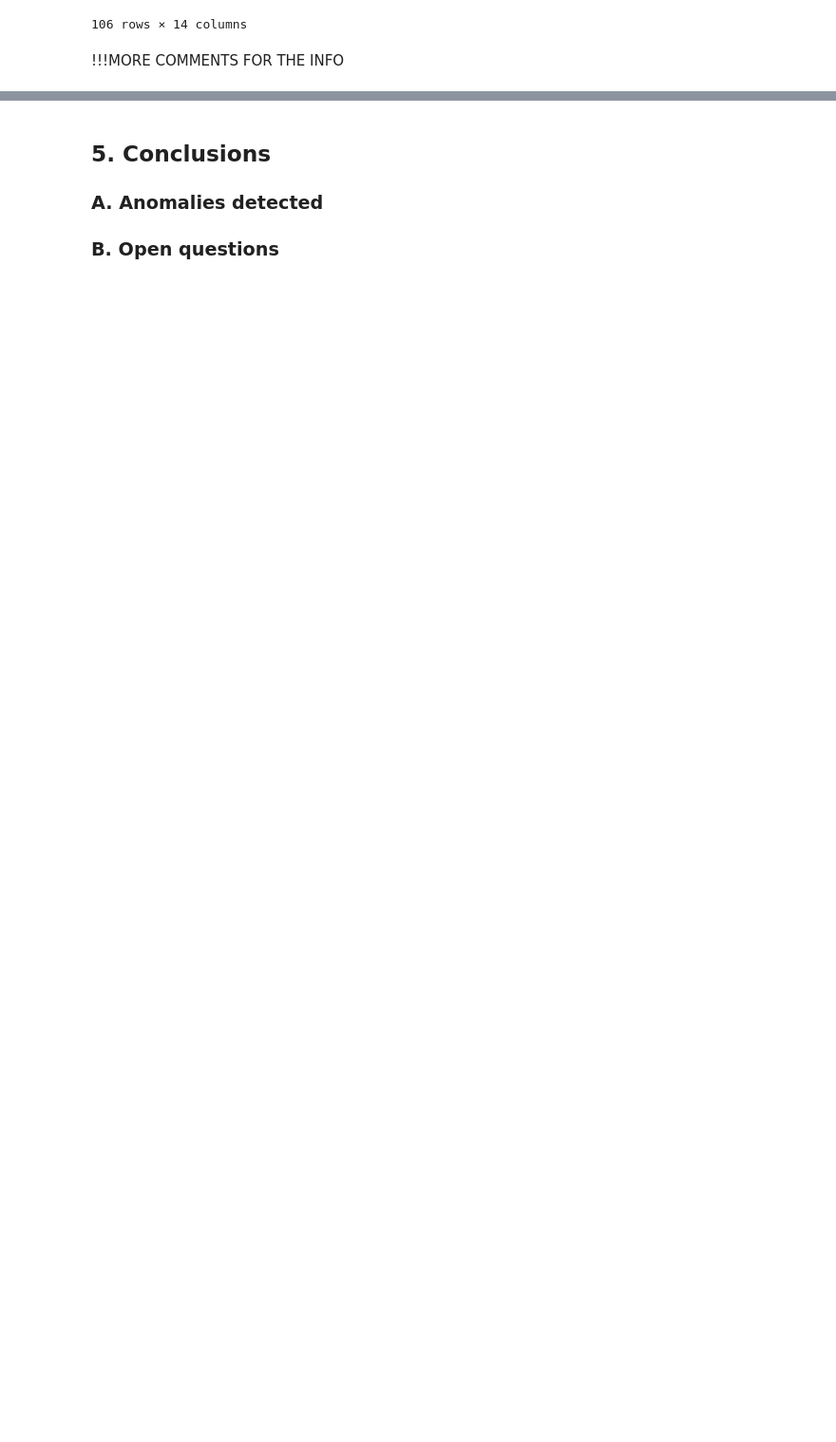
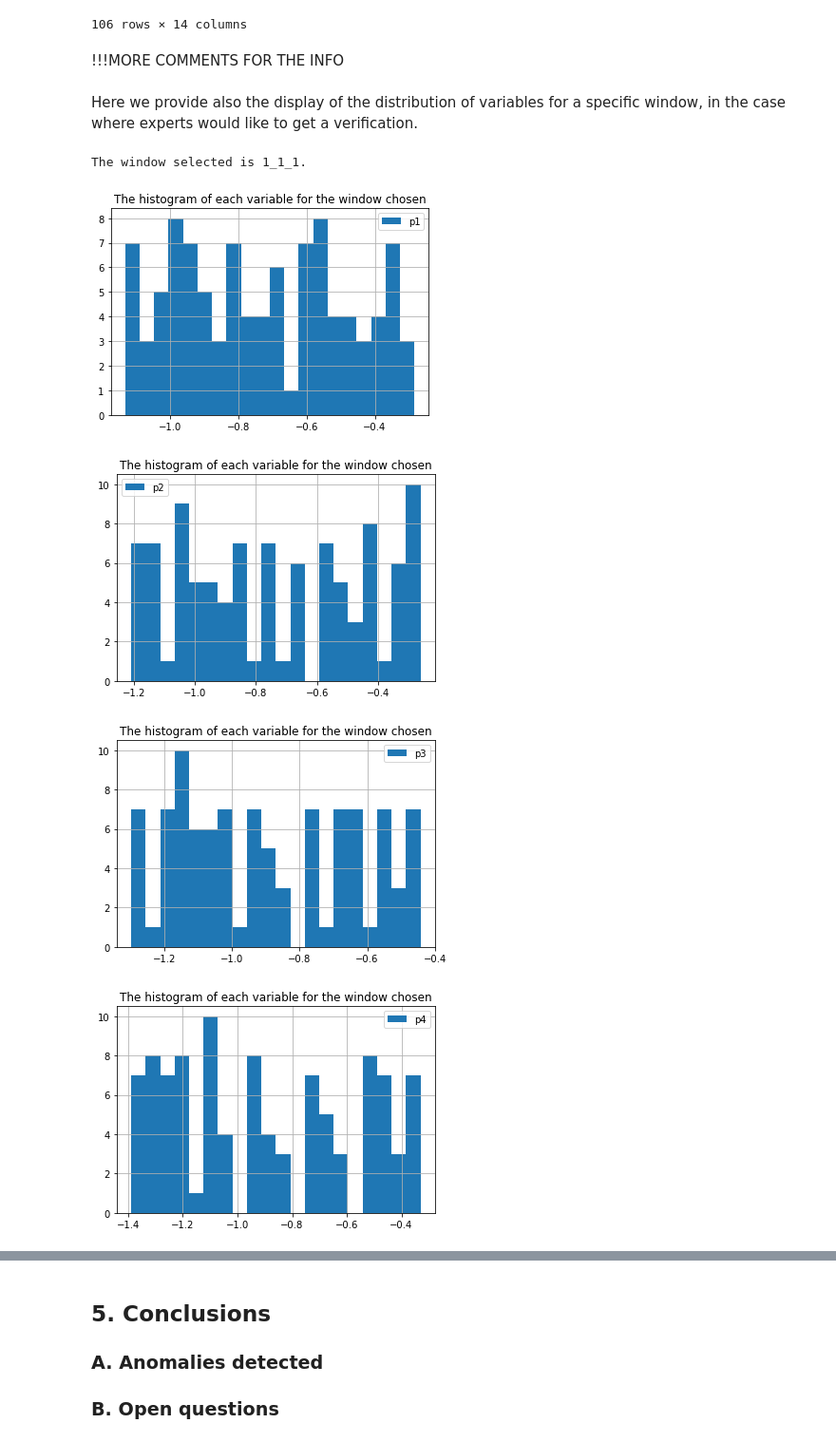
Before and after one commit to Ziqing-WU/AML-Outlier-BE, a Jupyter notebook: Report.ipynb, the cells around one changed output, grey strips where cells are left out. Shown: that part at 95% size. Drawn from its saved outputs; the diff is of its cells as text; code cells hidden in the pictures; blank space fills up the shorter version.

Commit message:
add histo in results

```diff
--- a/Report.ipynb
+++ b/Report.ipynb
@@ -698,3 +698,21 @@ info_window_anmly3
 106 rows × 14 columns
 # %% [markdown]
 !!!MORE COMMENTS FOR THE INFO
+# %% [markdown]
+Here we provide also the display of the distribution of variables for a specific window, in the case where experts would like to get a verification.
+# %%
+# Choose the window that you want to check here
+window = "1_1_1"
+
+print(f'The window selected is {window}.')
+for i in np.arange(1,dataset.shape[1]):
+    plt.figure()
+    dataset[dataset.day_cycle_window == random_window[0]].iloc[:,i].hist(bins = 20, label = dataset.columns[i])
+    plt.title("The histogram of each variable for the window chosen")
+    plt.legend()
+# %% [output]
+The window selected is 1_1_1.
+[figure, added]
+[figure, added]
+[figure, added]
+[figure, added]
```
Also changed, not shown: parts of 1 cell of this notebook.
